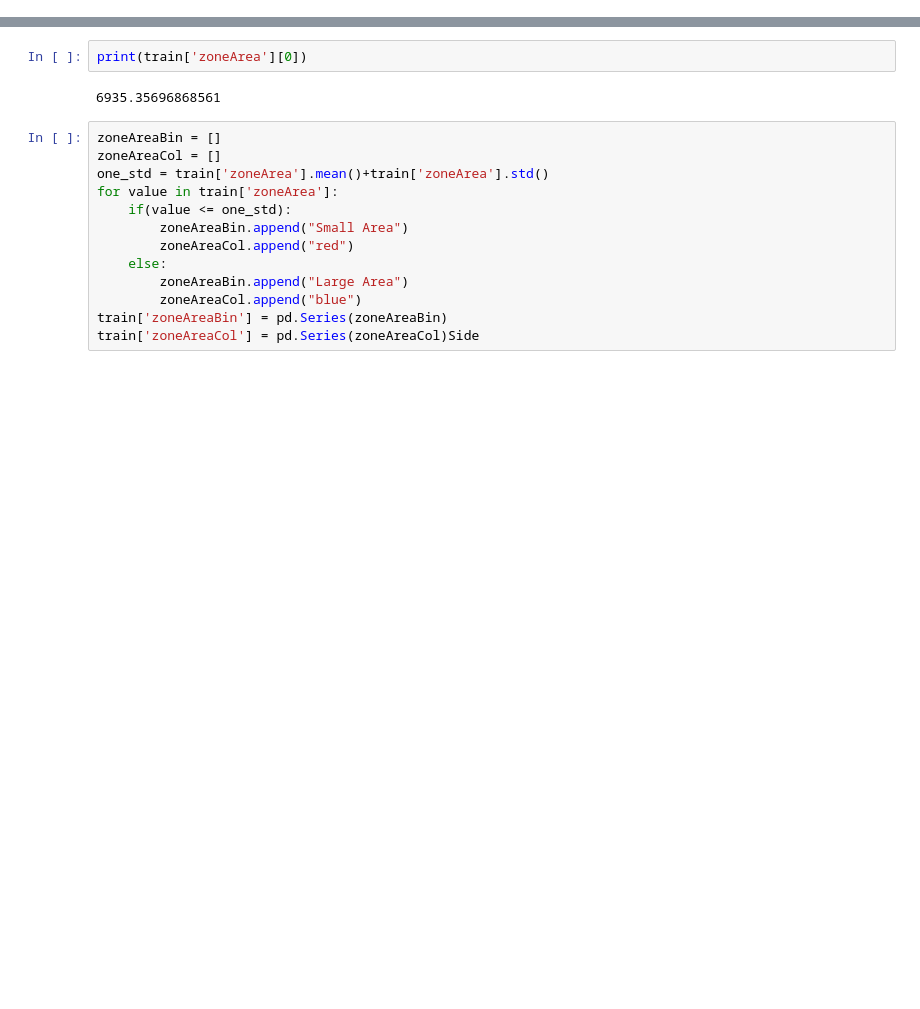
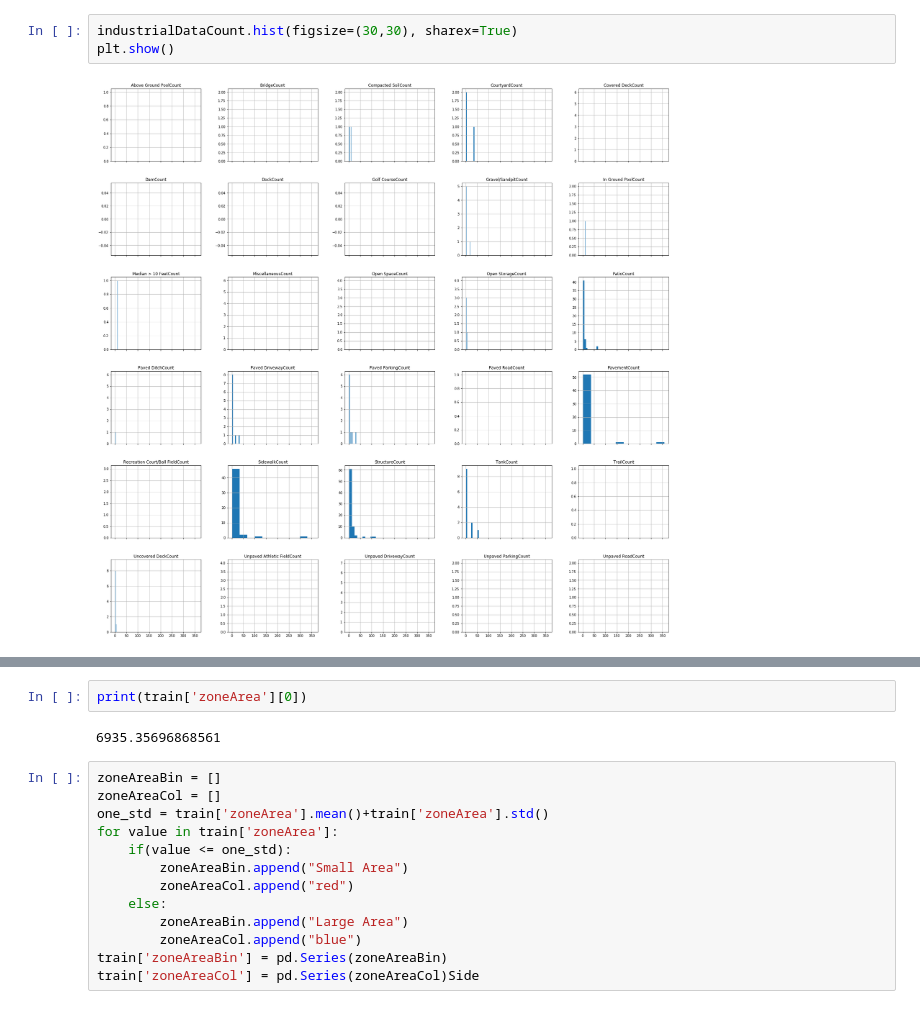
Before and after one commit to ledanieln/CoA-Zone-Prediction, a Jupyter notebook: notebooks/Data Exploration.ipynb, the cells around one changed output, grey strips where cells are left out. Drawn from its saved outputs; the diff is of its cells as text; blank space fills up the shorter version.

```diff
--- a/notebooks/Data Exploration.ipynb
+++ b/notebooks/Data Exploration.ipynb
@@ -77,0 +200,5 @@ Name: 8395, Length: 69, dtype: object
+# %%
+industrialDataCount.hist(figsize=(30,30), sharex=True)
+plt.show()
+# %% [output]
+[figure, added]
```
Also changed, not shown: parts of 23 cells of this notebook, 13 other files.
